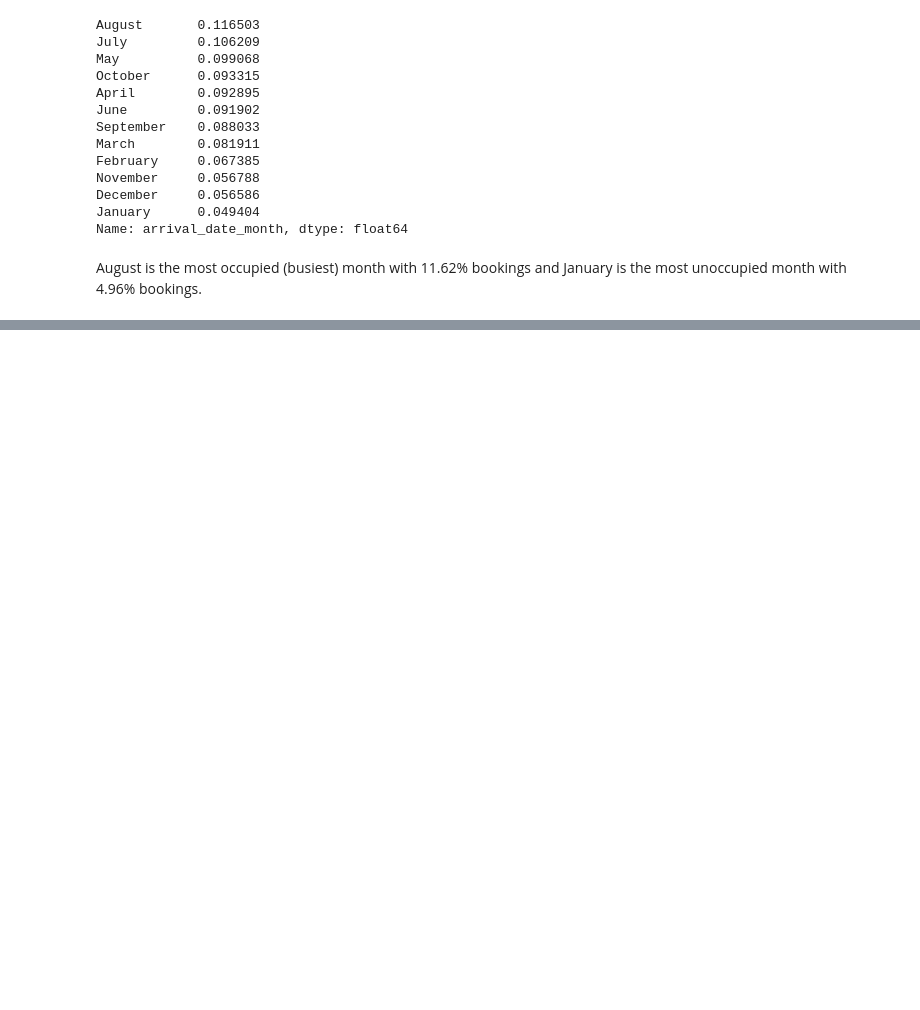
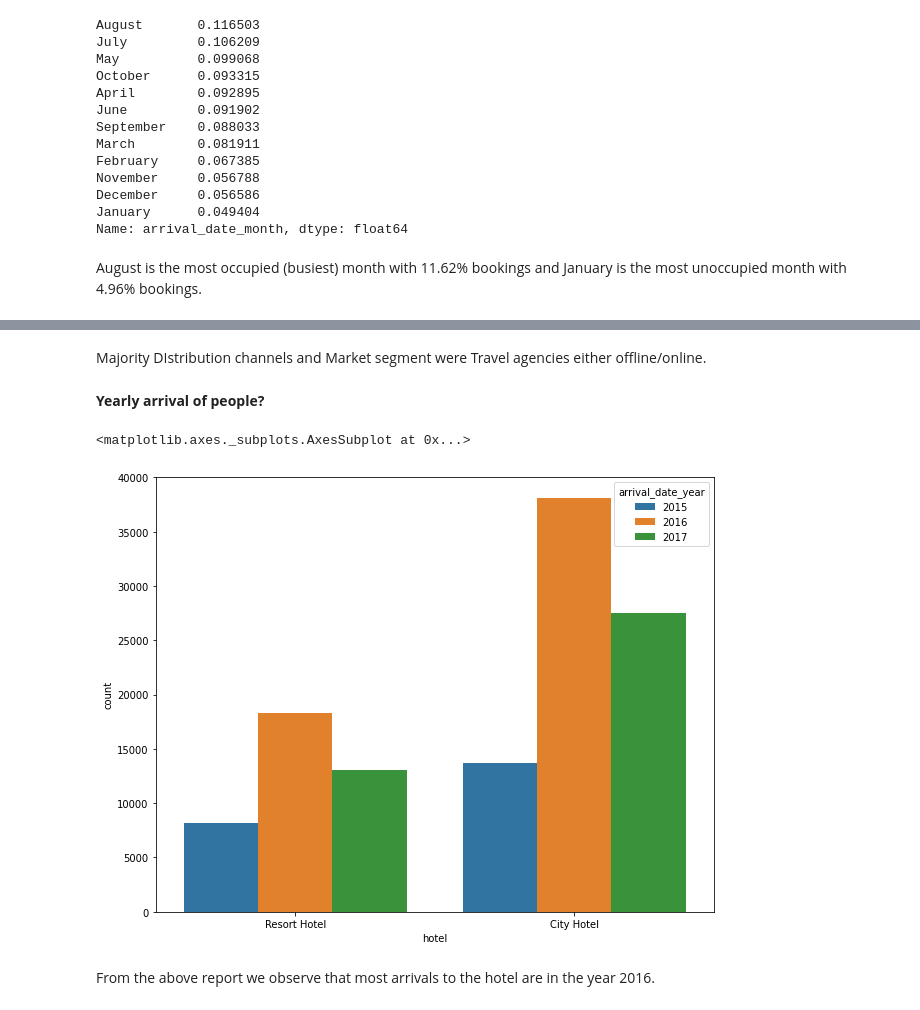
Before and after one commit to Rajitha-19/EDA, a Jupyter notebook: Untitled33.ipynb, the cells around one changed output, grey strips where cells are left out. Cells and saved outputs as stored; diff of their text form; code cells hidden in the pictures; blank space fills up the shorter version.

```diff
--- a/Untitled33.ipynb
+++ b/Untitled33.ipynb
@@ -551,10 +572,0 @@ Variation in hotel booking prices
-# %%
-# Resizing plot
-plt.figure(figsize=(12,5))
-
-# Calculating average daily rate per person
-hotel_data['adr_pp'] = hotel_data['adr'] / (hotel_data['adults'] + hotel_data['children'])
-actual_guests = hotel_data.loc[hotel_data["Canceled"] == '0']
-actual_guests['price'] = actual_guests['adr'] * (actual_guests['WeekendStay'] + actual_guests['WeekStay'])
-sns.lineplot(data = actual_guests, x = 'arrival_date_month', y = 'price', hue = 'Hotel')
-plt.show()
@@ -570,0 +589,13 @@ Prices of city hotel do not fluctuate that much.
+# %% [markdown]
+Majority DIstribution channels and Market segment were Travel agencies either offline/online.
+# %% [markdown]
+**Yearly arrival of people?**
+# %%
+#Yearly Arrival of People
+plt.figure(figsize=(10,8))
+sns.countplot(x='hotel',hue='arrival_date_year',data=hotel_data)
+# %% [output]
+<matplotlib.axes._subplots.AxesSubplot at 0x...>
+[figure, added]
+# %% [markdown]
+From the above report we observe that most arrivals to the hotel are in the year 2016.
```
Also changed, not shown: parts of 22 cells of this notebook.
